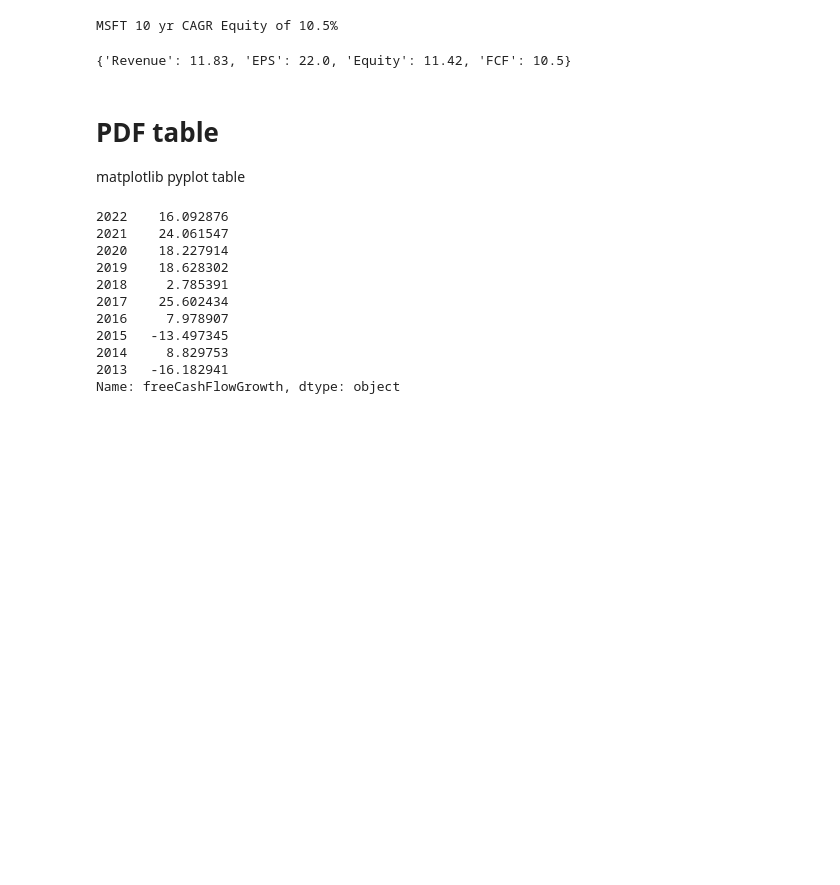
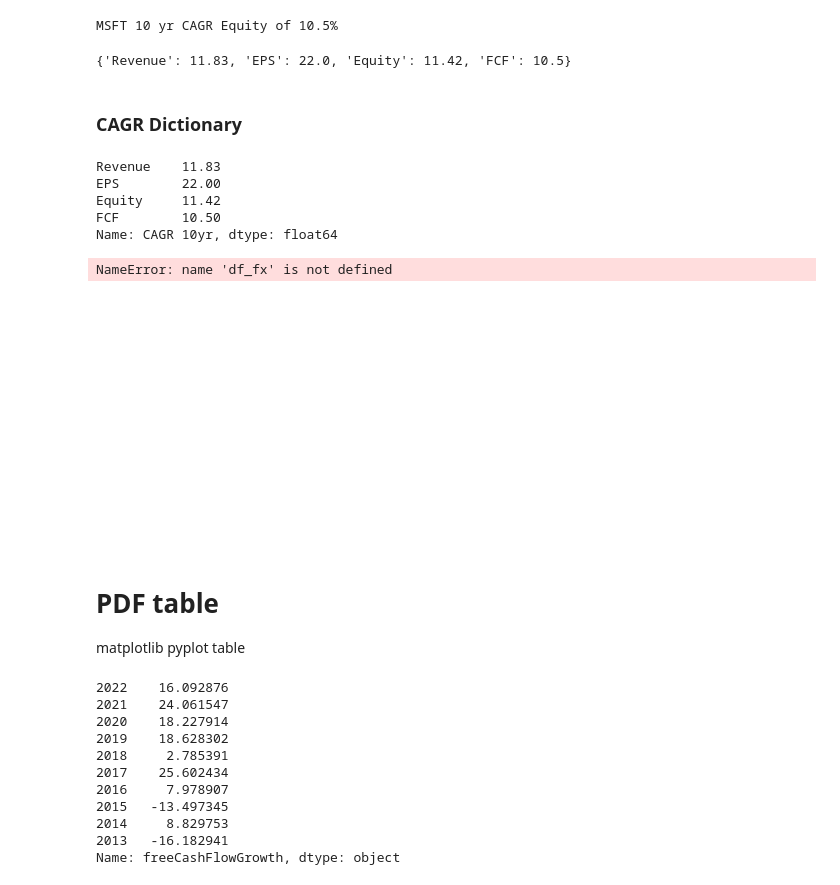
Before and after one commit to xitxat/FundamentalAnalysis, a Jupyter notebook: FA/Value01.ipynb, the cells around one changed output. Drawn from its saved outputs; the diff is of its cells as text; code cells hidden in the pictures; blank space fills up the shorter version.

Commit message:
subplot table prep

```diff
--- a/FA/Value01.ipynb
+++ b/FA/Value01.ipynb
@@ -614,6 +616,40 @@ dic_cagr
 # %% [output]
 MSFT 10 yr CAGR Equity of 10.5%
 {'Revenue': 11.83, 'EPS': 22.0, 'Equity': 11.42, 'FCF': 10.5}
+# %% [markdown]
+### CAGR Dictionary
+# %%
+# df_dic_cagr = pd.DataFrame(dic_cagr, index=dic_cagr.keys())
+df_dic_cagr = pd.Series(dic_cagr, index=dic_cagr.keys(), name='CAGR 10yr')
+df_dic_cagr
+# %% [output]
+Revenue    11.83
+EPS        22.00
+Equity     11.42
+FCF        10.50
+Name: CAGR 10yr, dtype: float64
+# %%
+fig, ax =plt.subplots(figsize=(12,4))
+
+ax.axis('tight')
+ax.axis('off')
+# ax.set_title("Table", fontsize=16, weight='bold')
+the_table = ax.table(rowLabels=df_fx.index,
+                        rowColours =["lightblue"] * 10 ,
+                        colColours =["lightblue"] * 10 ,
+                        cellText=df_fx.values,
+                        cellLoc="center",
+                        colLabels=(  df_fx.columns),
+                        loc='left',
+                        colWidths=[0.1])
+
+
+
+tbl_cagr.scale(2, 2) # make table a little bit larger
+tbl_cagr
+# %% [output]
+NameError: name 'df_fx' is not defined
+[figure, added]
 # %% [markdown]
 # PDF table
 matplotlib pyplot table
```
Also changed, not shown: parts of 8 cells of this notebook.
